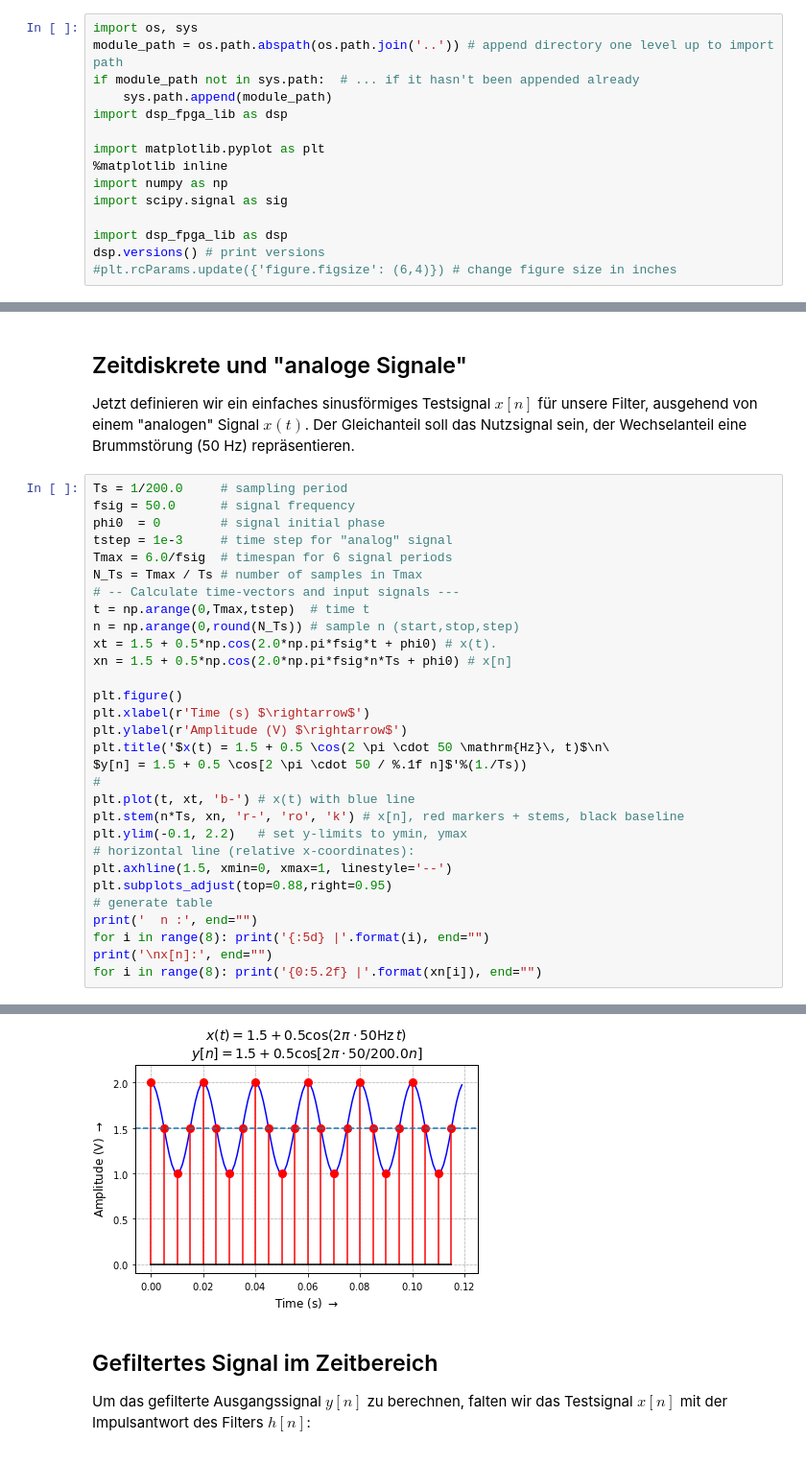
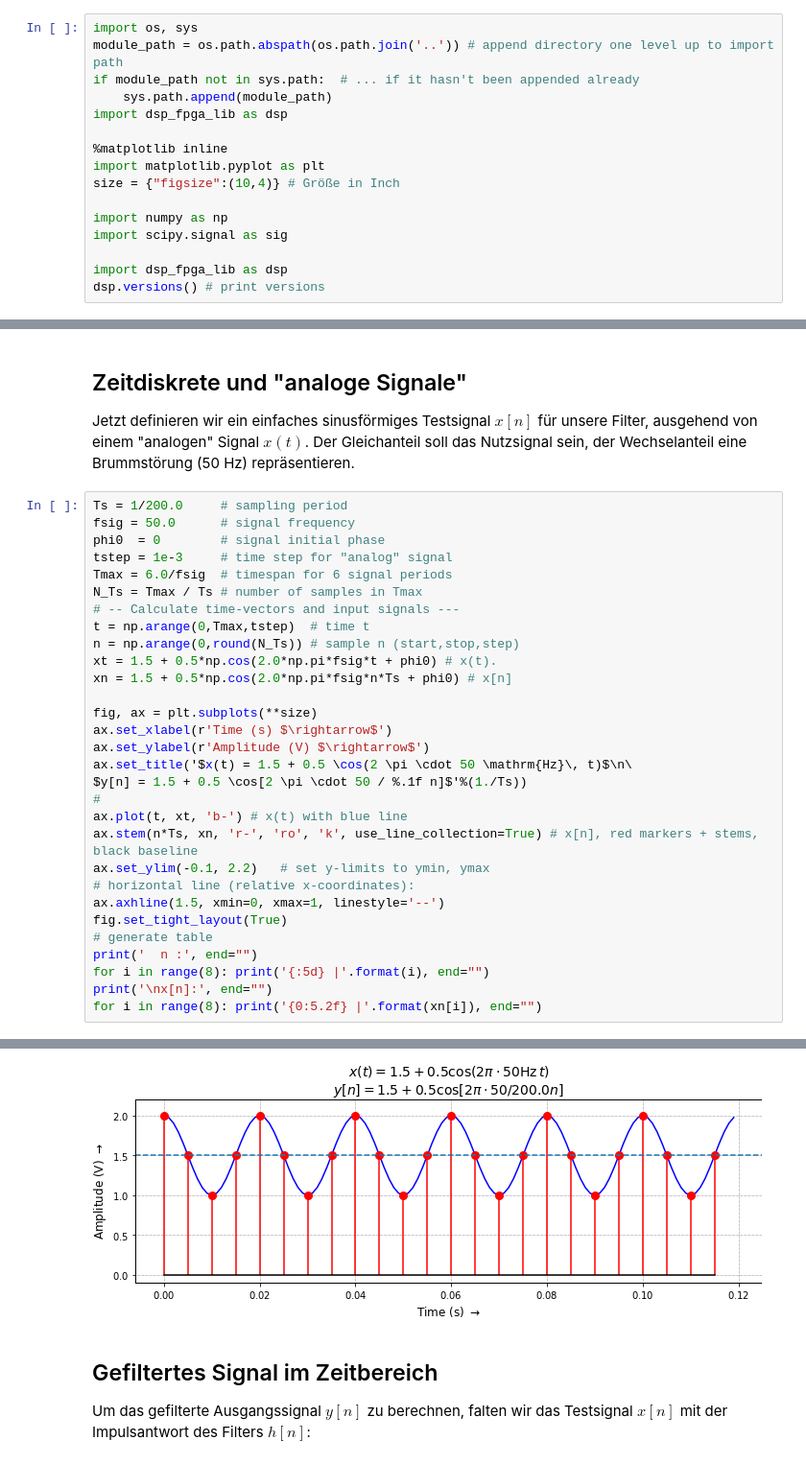
Before and after one commit to chipmuenk/dsp, a Jupyter notebook: notebooks/01_LTI/LTI-Basics.ipynb, the cells around one changed output, grey strips where cells are left out. Shown at 96% size. Saved outputs shown, nothing was run; the diff lists cells and outputs as text.

```diff
--- a/notebooks/01_LTI/LTI-Basics.ipynb
+++ b/notebooks/01_LTI/LTI-Basics.ipynb
@@ -9,12 +9,13 @@ if module_path not in sys.path:  # ... if it hasn't been appended already
     sys.path.append(module_path)
 import dsp_fpga_lib as dsp
 
+%matplotlib inline
 import matplotlib.pyplot as plt
-%matplotlib inline
+size = {"figsize":(10,4)} # Größe in Inch
+
 import numpy as np
 import scipy.signal as sig
 
 import dsp_fpga_lib as dsp
 dsp.versions() # print versions
-#plt.rcParams.update({'figure.figsize': (6,4)}) # change figure size in inches
 # %% [output]
@@ -56,37 +57,37 @@ Jetzt definieren wir ein einfaches sinusförmiges Testsignal $x[n]$ für unsere
 # %%
 Ts = 1/200.0     # sampling period
 fsig = 50.0      # signal frequency
 phi0  = 0        # signal initial phase
 tstep = 1e-3     # time step for "analog" signal
 Tmax = 6.0/fsig  # timespan for 6 signal periods
 N_Ts = Tmax / Ts # number of samples in Tmax
 # -- Calculate time-vectors and input signals ---
 t = np.arange(0,Tmax,tstep)  # time t
 n = np.arange(0,round(N_Ts)) # sample n (start,stop,step)
 xt = 1.5 + 0.5*np.cos(2.0*np.pi*fsig*t + phi0) # x(t).
 xn = 1.5 + 0.5*np.cos(2.0*np.pi*fsig*n*Ts + phi0) # x[n]
 
-plt.figure()
-plt.xlabel(r'Time (s) $\rightarrow$')
-plt.ylabel(r'Amplitude (V) $\rightarrow$')
-plt.title('$x(t) = 1.5 + 0.5 \cos(2 \pi \cdot 50 \mathrm{Hz}\, t)$\n\
+fig, ax = plt.subplots(**size)
+ax.set_xlabel(r'Time (s) $\rightarrow$')
+ax.set_ylabel(r'Amplitude (V) $\rightarrow$')
+ax.set_title('$x(t) = 1.5 + 0.5 \cos(2 \pi \cdot 50 \mathrm{Hz}\, t)$\n\
 $y[n] = 1.5 + 0.5 \cos[2 \pi \cdot 50 / %.1f n]$'%(1./Ts))
 #
-plt.plot(t, xt, 'b-') # x(t) with blue line
-plt.stem(n*Ts, xn, 'r-', 'ro', 'k') # x[n], red markers + stems, black baseline
-plt.ylim(-0.1, 2.2)   # set y-limits to ymin, ymax
+ax.plot(t, xt, 'b-') # x(t) with blue line
+ax.stem(n*Ts, xn, 'r-', 'ro', 'k', use_line_collection=True) # x[n], red markers + stems, black baseline
+ax.set_ylim(-0.1, 2.2)   # set y-limits to ymin, ymax
 # horizontal line (relative x-coordinates):
-plt.axhline(1.5, xmin=0, xmax=1, linestyle='--')
-plt.subplots_adjust(top=0.88,right=0.95)
+ax.axhline(1.5, xmin=0, xmax=1, linestyle='--')
+fig.set_tight_layout(True)
 # generate table
 print('  n :', end="")
 for i in range(8): print('{:5d} |'.format(i), end="")
 print('\nx[n]:', end="")
 for i in range(8): print('{0:5.2f} |'.format(xn[i]), end="")
 # %% [output]
   n :    0 |    1 |    2 |    3 |    4 |    5 |    6 |    7 |
 x[n]: 2.00 | 1.50 | 1.00 | 1.50 | 2.00 | 1.50 | 1.00 | 1.50 |
-[figure, old version]
+[figure, new version]
 # %% [markdown]
 ## Gefiltertes Signal im Zeitbereich
 Um das gefilterte Ausgangssignal $y[n]$ zu berechnen, falten wir das Testsignal $x[n]$ mit der Impulsantwort des Filters $h[n]$:
```
Also changed, not shown: parts of 4 cells of this notebook, 3 other files.
